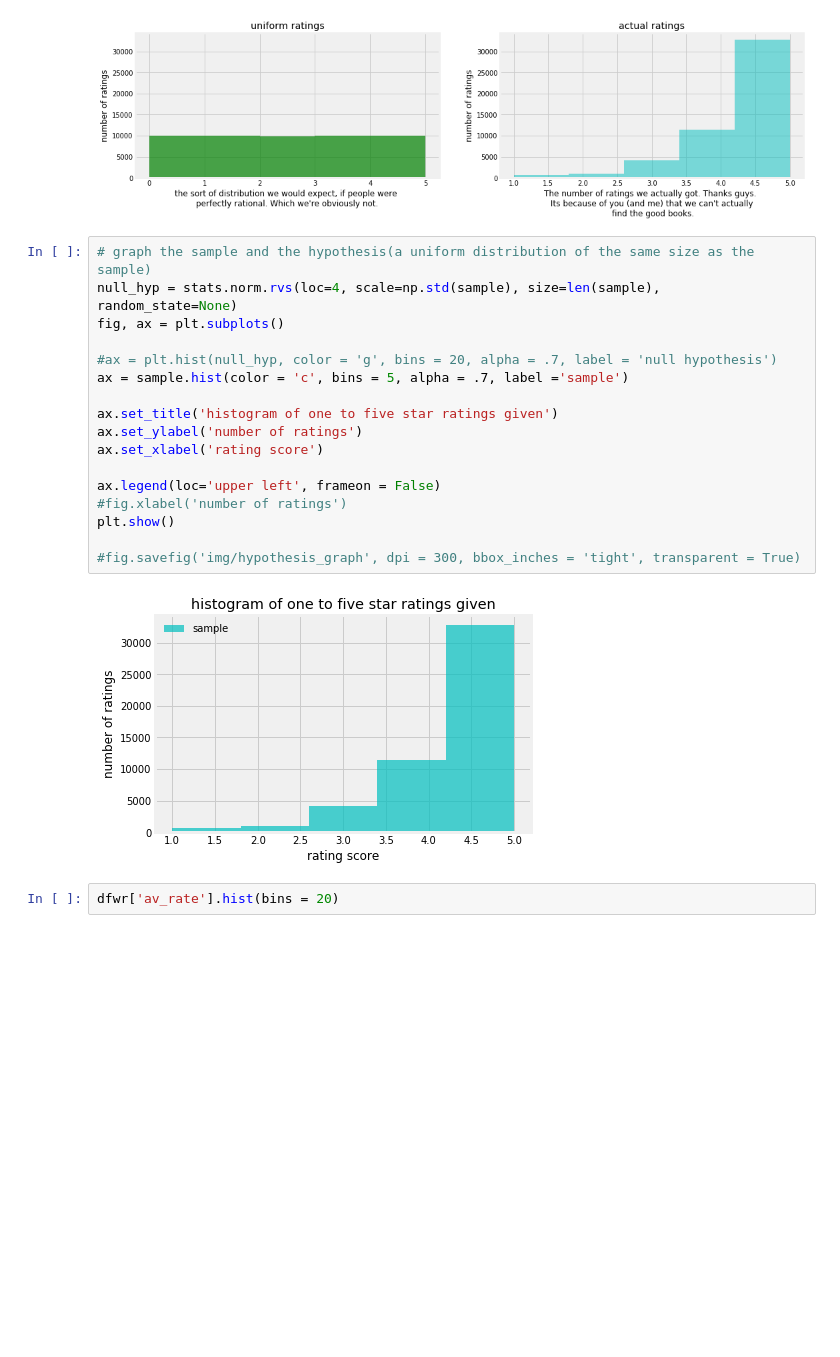
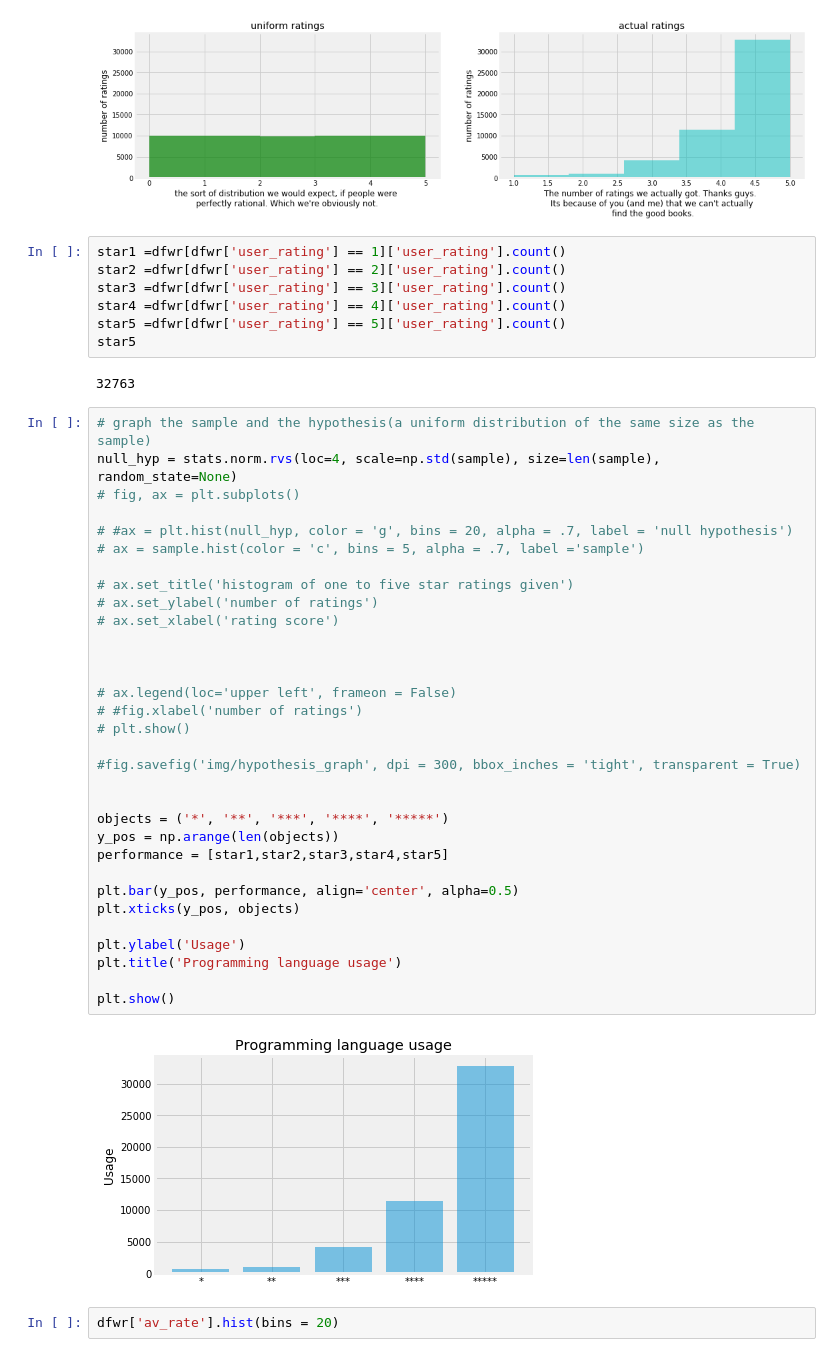
Before and after one commit to RnScully/Books, a Jupyter notebook: Pandas Hypothesis Testing and Graphers.ipynb, the cells around one changed output. Cells and saved outputs as stored; diff of their text form; blank space fills up the shorter version.

Commit message:
Now with graphs that don't suck

```diff
--- a/Pandas Hypothesis Testing and Graphers.ipynb
+++ b/Pandas Hypothesis Testing and Graphers.ipynb
@@ -221,25 +212,49 @@ plt.show()
 #fig.savefig('img/Thanks_guys', dpi = 300, bbox_inches = 'tight', transparent = True)
 # %% [output]
 [figure]
+# %%
+star1 =dfwr[dfwr['user_rating'] == 1]['user_rating'].count()
+star2 =dfwr[dfwr['user_rating'] == 2]['user_rating'].count()
+star3 =dfwr[dfwr['user_rating'] == 3]['user_rating'].count()
+star4 =dfwr[dfwr['user_rating'] == 4]['user_rating'].count()
+star5 =dfwr[dfwr['user_rating'] == 5]['user_rating'].count()
+star5
+# %% [output]
+32763
 # %%
 # graph the sample and the hypothesis(a uniform distribution of the same size as the sample)
 null_hyp = stats.norm.rvs(loc=4, scale=np.std(sample), size=len(sample), random_state=None)
-fig, ax = plt.subplots()
+# fig, ax = plt.subplots()
 
-#ax = plt.hist(null_hyp, color = 'g', bins = 20, alpha = .7, label = 'null hypothesis')
-ax = sample.hist(color = 'c', bins = 5, alpha = .7, label ='sample')
+# #ax = plt.hist(null_hyp, color = 'g', bins = 20, alpha = .7, label = 'null hypothesis')
+# ax = sample.hist(color = 'c', bins = 5, alpha = .7, label ='sample')
 
-ax.set_title('histogram of one to five star ratings given')
-ax.set_ylabel('number of ratings')
-ax.set_xlabel('rating score')
+# ax.set_title('histogram of one to five star ratings given')
+# ax.set_ylabel('number of ratings')
+# ax.set_xlabel('rating score')
 
-ax.legend(loc='upper left', frameon = False)
-#fig.xlabel('number of ratings')
-plt.show()
+
+
+# ax.legend(loc='upper left', frameon = False)
+# #fig.xlabel('number of ratings')
+# plt.show()
 
 #fig.savefig('img/hypothesis_graph', dpi = 300, bbox_inches = 'tight', transparent = True)
+
+
+objects = ('*', '**', '***', '****', '*****')
+y_pos = np.arange(len(objects))
+performance = [star1,star2,star3,star4,star5]
+
+plt.bar(y_pos, performance, align='center', alpha=0.5)
+plt.xticks(y_pos, objects)
+
+plt.ylabel('Usage')
+plt.title('Programming language usage')
+
+plt.show()
 # %% [output]
-[figure, old version]
+[figure, new version]
 # %%
 dfwr['av_rate'].hist(bins = 20)
 # %% [output]
```
Also changed, not shown: parts of 3 cells of this notebook, 1 other file.
